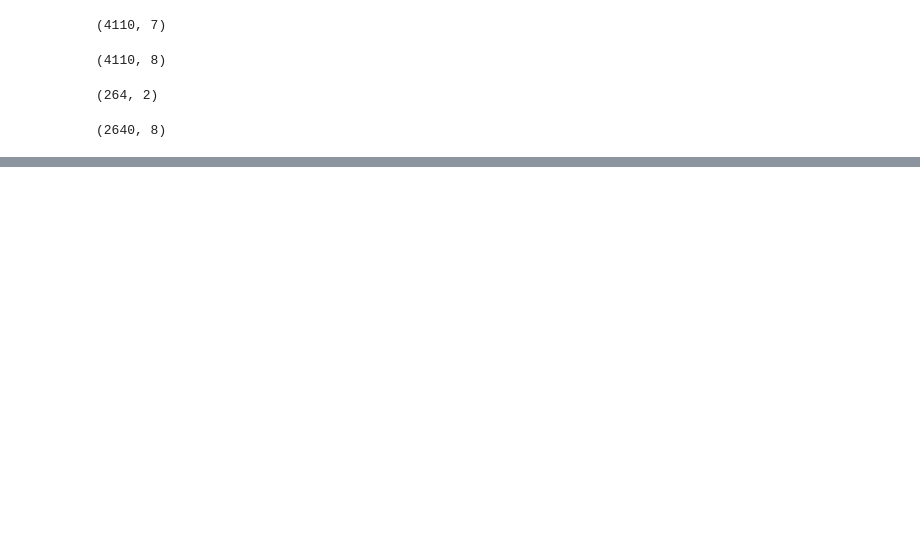
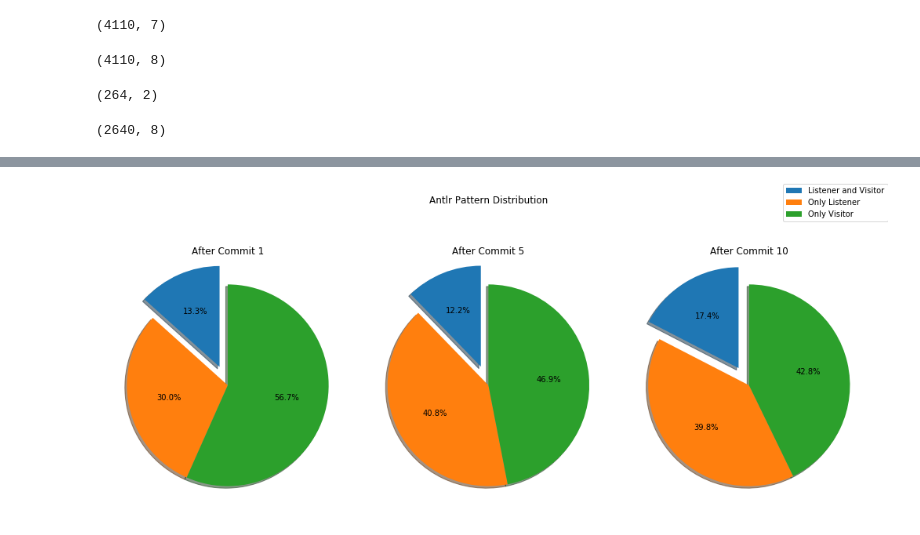
Before and after one commit to praveengadiyaram369/Antlr_Java_Repository_Miner, a Jupyter notebook: AnalyzingCommitHistories.ipynb, the cells around one changed output, grey strips where cells are left out. Drawn from its saved outputs; the diff is of its cells as text; code cells hidden in the pictures; blank space fills up the shorter version.

```diff
--- a/AnalyzingCommitHistories.ipynb
+++ b/AnalyzingCommitHistories.ipynb
@@ -46,0 +49,22 @@ def get_repo_pattern_cnt(commit_id_list, pattern_type):
+# %%
+# _this method returns the counts of repositories which are having either listener or visitor or both respectively
+def get_pattern_cnt_with_commit(commit_id):
+
+    # _initializing counts to zero
+    listener_repo_cnt = 0
+    visitor_repo_cnt = 0
+    both_listener_visitor_cnt = 0
+
+    # _filtering commits based on the commit id
+    repo_commit_bar_df = repo_commit_df.loc[repo_commit_df['commit_group_id'] == commit_id]
+
+    # _incrementing pattern count with respect to pattern complexity of the repository
+    for listener_comp, visitor_comp in zip(repo_commit_bar_df['listener_complexity'], repo_commit_bar_df['visitor_complexity']):
+        if listener_comp > 0 and visitor_comp > 0:
+            both_listener_visitor_cnt += 1
+        elif listener_comp > 0:
+            listener_repo_cnt += 1
+        elif visitor_comp > 0:
+            visitor_repo_cnt += 1
+
+    return listener_repo_cnt, visitor_repo_cnt, both_listener_visitor_cnt
@@ -276,0 +287,16 @@ No.of Repositories switched antlr patterns - 2
+# %%
+#_ as pattern switches are very insignificant, we are analyzing the percentage of patterns after commits
+# _finding listener, visitor and both (l,v) counts after commit 1, 5 and 10 respectively
+listener_cnt_1, visitor_cnt_1, listener_visitor_1 = get_pattern_cnt_with_commit(1)
+listener_cnt_5, visitor_cnt_5, listener_visitor_5 = get_pattern_cnt_with_commit(5)
+listener_cnt_10, visitor_cnt_10, listener_visitor_10 = get_pattern_cnt_with_commit(10)
+# %%
+pie_chart_datapoints_1 = [listener_visitor_1, listener_cnt_1, visitor_cnt_1]
+pie_chart_datapoints_5 = [listener_visitor_5, listener_cnt_5, visitor_cnt_5]
+pie_chart_datapoints_10 = [listener_visitor_10, listener_cnt_10, visitor_cnt_10]
+pie_chart_labels = ['Listener and Visitor', 'Only Listener', 'Only Visitor']
+# %%
+# _analyzing repository pattern counts (in percentages), to get the information pattern adoption over the time of all commits
+show_pie_chart(pie_chart_datapoints_1, pie_chart_datapoints_5, pie_chart_datapoints_10, pie_chart_labels, [0.2, 0, 0], 'Antlr Pattern Distribution')
+# %% [output]
+[figure, added]
```
Also changed, not shown: parts of 33 cells of this notebook, 2 other files.
